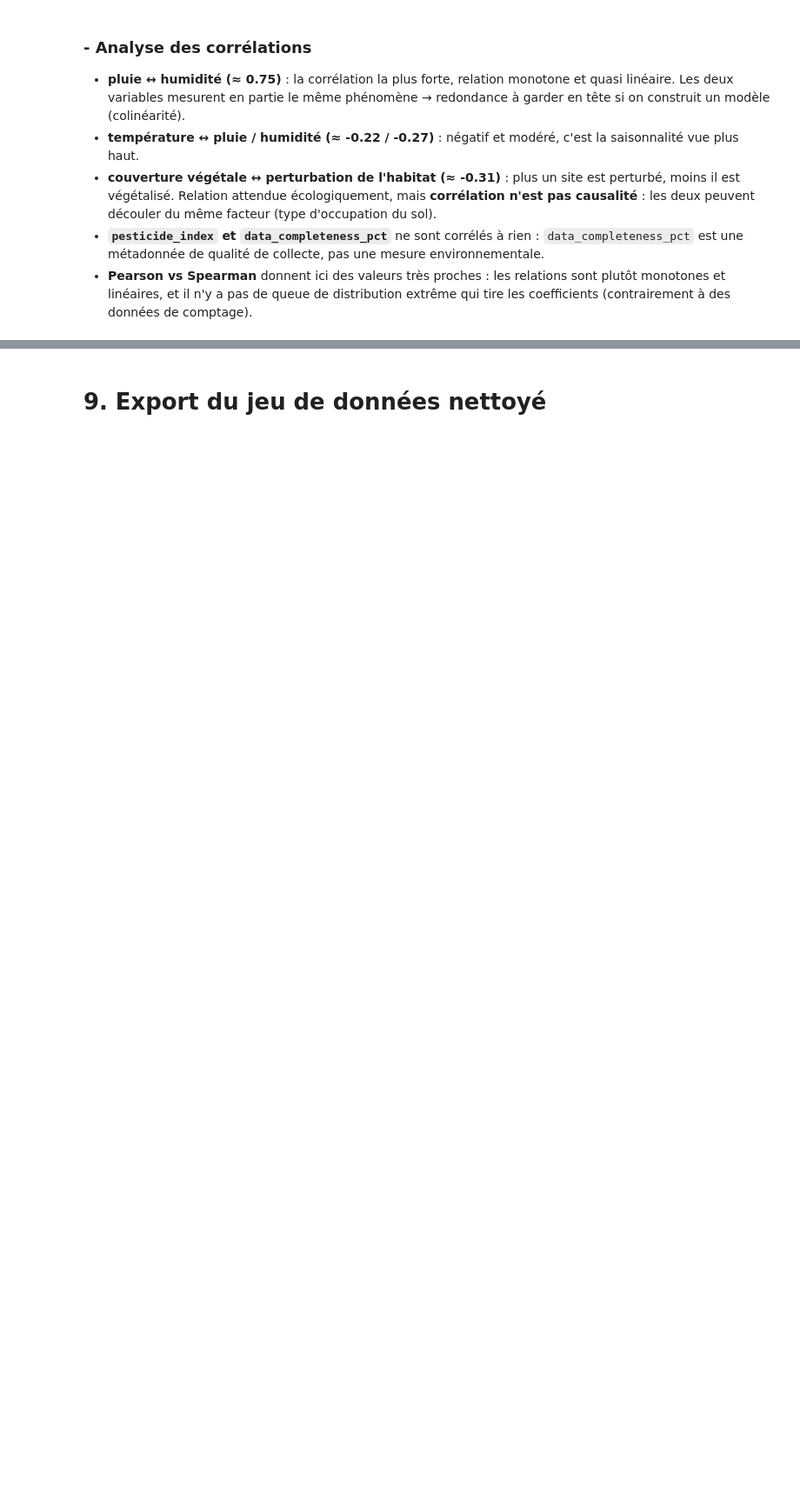
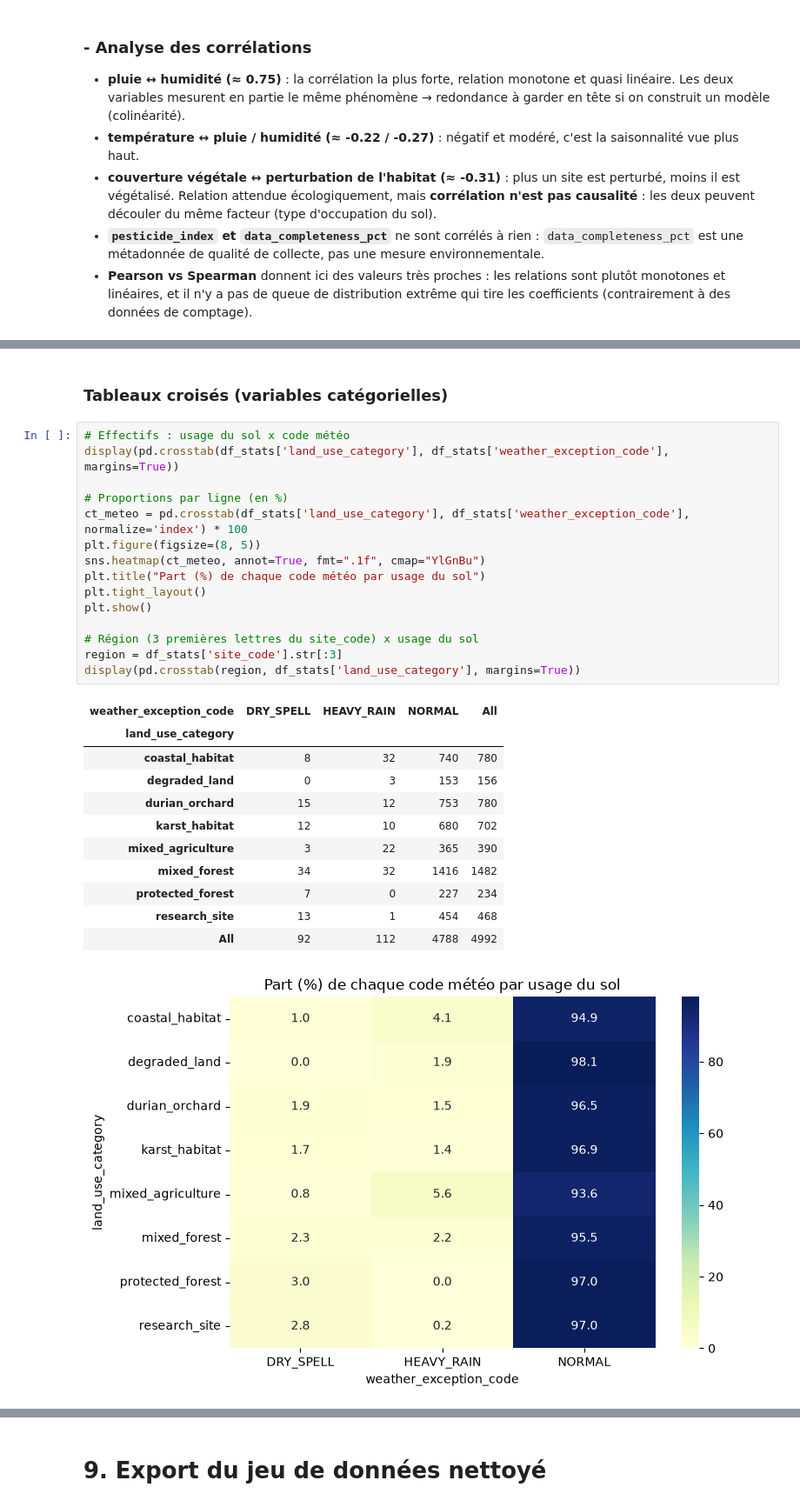
Before and after one commit to HananeDjouadi/G05-DataMining-2627, a Jupyter notebook: data/ecology/environmental_monthly.ipynb, the cells around one changed output, grey strips where cells are left out. Shown at 87% size. Drawn from its saved outputs; the diff is of its cells as text; blank space fills up the shorter version.

```diff
--- a/data/ecology/environmental_monthly.ipynb
+++ b/data/ecology/environmental_monthly.ipynb
@@ -758,0 +784,30 @@ données de comptage).
+# %% [markdown]
+### Tableaux croisés (variables catégorielles)
+# %%
+# Effectifs : usage du sol x code météo
+display(pd.crosstab(df_stats['land_use_category'], df_stats['weather_exception_code'], margins=True))
+
+# Proportions par ligne (en %)
+ct_meteo = pd.crosstab(df_stats['land_use_category'], df_stats['weather_exception_code'], normalize='index') * 100
+plt.figure(figsize=(8, 5))
+sns.heatmap(ct_meteo, annot=True, fmt=".1f", cmap="YlGnBu")
+plt.title("Part (%) de chaque code météo par usage du sol")
+plt.tight_layout()
+plt.show()
+
+# Région (3 premières lettres du site_code) x usage du sol
+region = df_stats['site_code'].str[:3]
+display(pd.crosstab(region, df_stats['land_use_category'], margins=True))
+# %% [output]
+| weather_exception_code | DRY_SPELL | HEAVY_RAIN | NORMAL | All |
+| land_use_category |  |  |  |  |
+| coastal_habitat | 8 | 32 | 740 | 780 |
+| degraded_land | 0 | 3 | 153 | 156 |
+| durian_orchard | 15 | 12 | 753 | 780 |
+| karst_habitat | 12 | 10 | 680 | 702 |
+| mixed_agriculture | 3 | 22 | 365 | 390 |
+| mixed_forest | 34 | 32 | 1416 | 1482 |
+| protected_forest | 7 | 0 | 227 | 234 |
+| research_site | 13 | 1 | 454 | 468 |
+| All | 92 | 112 | 4788 | 4992 |
+[figure, added]
```
Also changed, not shown: parts of 24 cells of this notebook, 1 other file.
